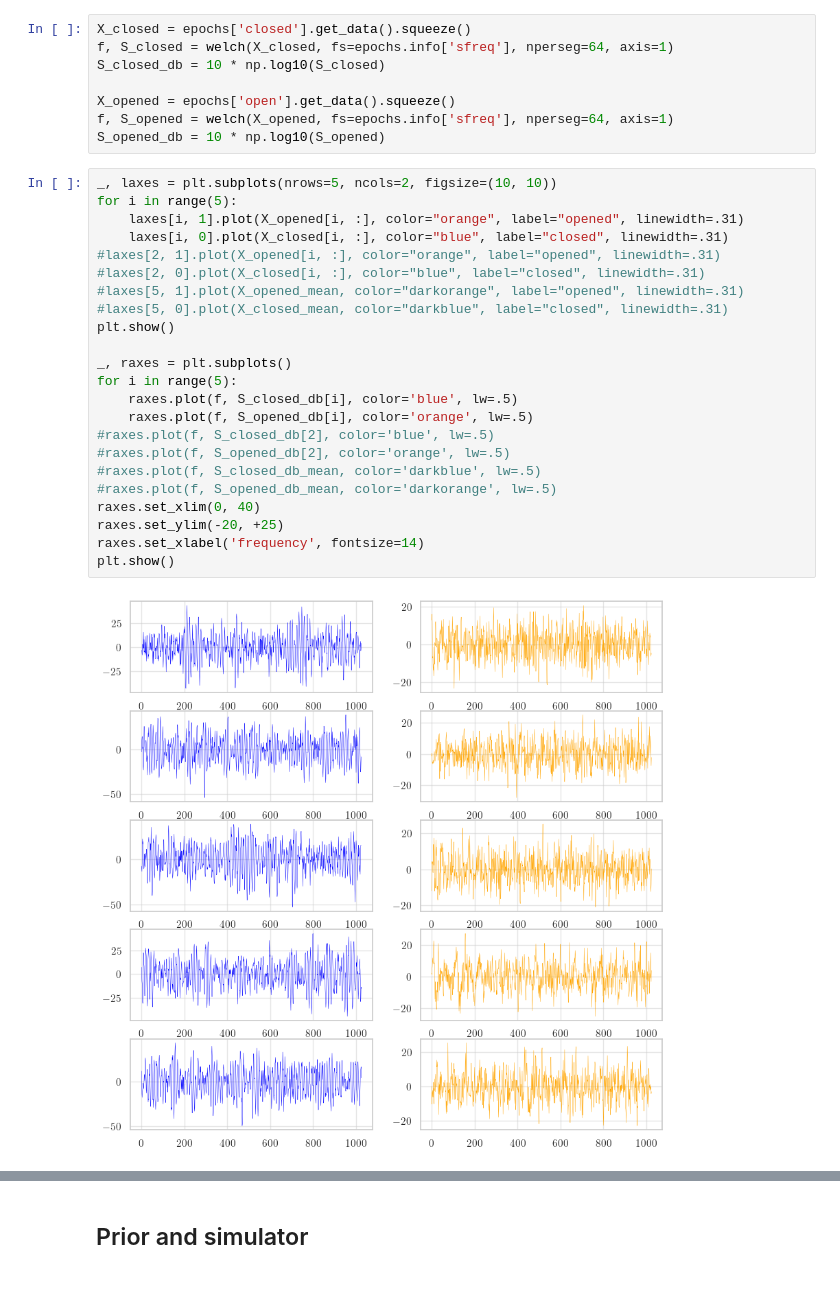
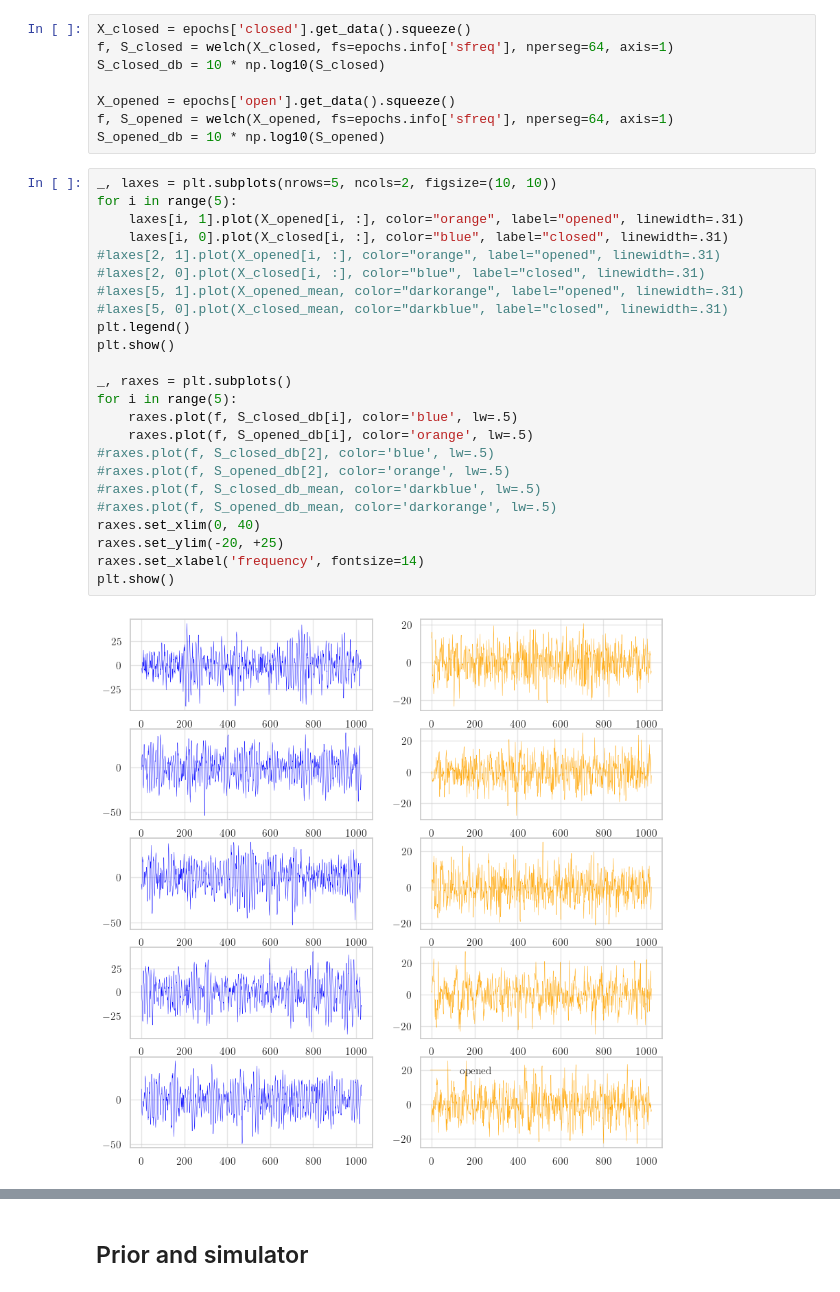
Before and after one commit to dirmeier/sbijax, a Jupyter notebook: manuscript+supplement/experimental_code/chp5-real_data_example.ipynb, the cells around one changed output, grey strips where cells are left out. Cells and saved outputs as stored; diff of their text form.

```diff
--- a/manuscript+supplement/experimental_code/chp5-real_data_example.ipynb
+++ b/manuscript+supplement/experimental_code/chp5-real_data_example.ipynb
@@ -57,28 +54,29 @@ S_opened_db = 10 * np.log10(S_opened)
 # %%
 _, laxes = plt.subplots(nrows=5, ncols=2, figsize=(10, 10))
 for i in range(5):
     laxes[i, 1].plot(X_opened[i, :], color="orange", label="opened", linewidth=.31)
     laxes[i, 0].plot(X_closed[i, :], color="blue", label="closed", linewidth=.31)
 #laxes[2, 1].plot(X_opened[i, :], color="orange", label="opened", linewidth=.31)
 #laxes[2, 0].plot(X_closed[i, :], color="blue", label="closed", linewidth=.31)
 #laxes[5, 1].plot(X_opened_mean, color="darkorange", label="opened", linewidth=.31)
 #laxes[5, 0].plot(X_closed_mean, color="darkblue", label="closed", linewidth=.31)
+plt.legend()
 plt.show()
 
 _, raxes = plt.subplots()
 for i in range(5):
     raxes.plot(f, S_closed_db[i], color='blue', lw=.5)
     raxes.plot(f, S_opened_db[i], color='orange', lw=.5)
 #raxes.plot(f, S_closed_db[2], color='blue', lw=.5)
 #raxes.plot(f, S_opened_db[2], color='orange', lw=.5)
 #raxes.plot(f, S_closed_db_mean, color='darkblue', lw=.5)
 #raxes.plot(f, S_opened_db_mean, color='darkorange', lw=.5)
 raxes.set_xlim(0, 40)
 raxes.set_ylim(-20, +25)
 raxes.set_xlabel('frequency', fontsize=14)
 plt.show()
 # %% [output]
-[figure, old version]
+[figure, new version]
 [figure]
 # %% [markdown]
 ## Prior and simulator
```
Also changed, not shown: parts of 30 cells of this notebook, 7 other files.
